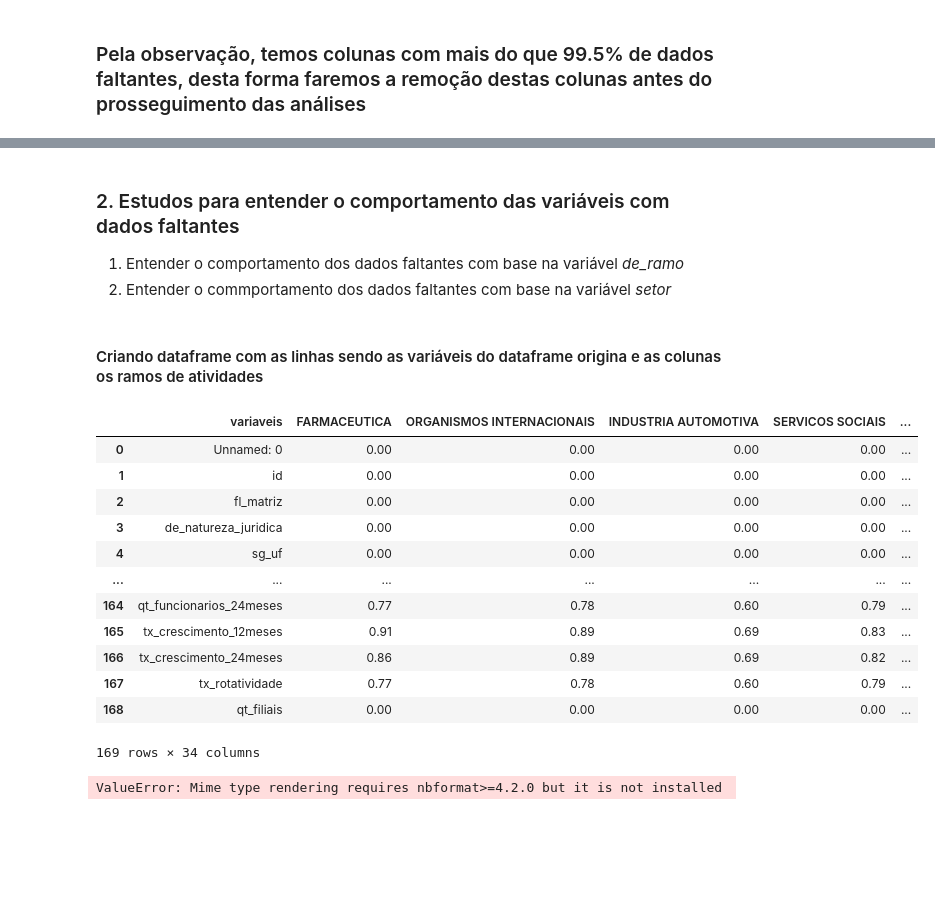
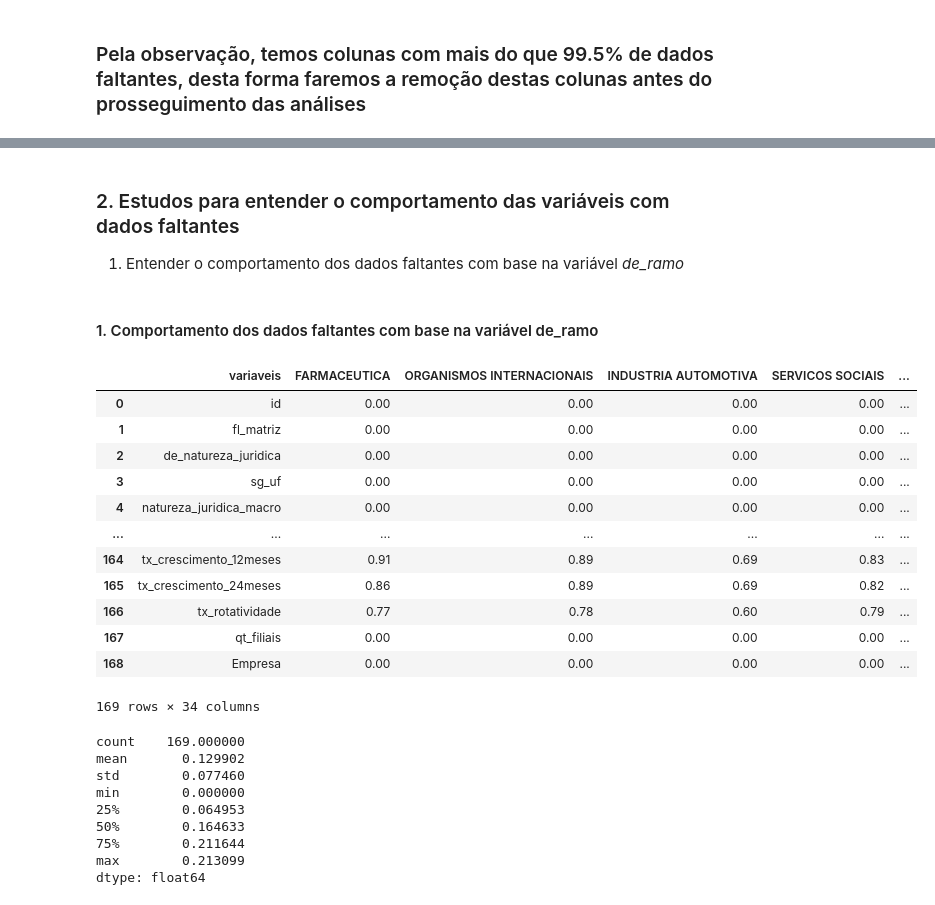
Before and after one commit to tiagofer/leads_match_system, a Jupyter notebook: notebooks/eda.ipynb, the cells around one changed output, grey strips where cells are left out. Cells and saved outputs as stored; diff of their text form; code cells hidden in the pictures; blank space fills up the shorter version.

```diff
--- a/notebooks/eda.ipynb
+++ b/notebooks/eda.ipynb
@@ -19,8 +19,13 @@ def create_metadata(df):
 # %%
 #carregando base de dados de mercado
 df_market = pd.read_csv('../data/estaticos_market.csv')
+# %%
+idx = df_market.shape[0]
+df_market['Empresa'] = [f'Empresa {i}' for i in np.arange(0,idx,1)]
 # %%
 #tamanho do dataframe
+df_market = df_market.drop(['Unnamed: 0'],axis=1)
+#df_market = df_market.set_index('id')
 df_market.shape
 # %% [output]
 (462298, 182)
@@ -100,9 +105,8 @@ df_market_droped = df_market.drop(list(df_aux.query(f'tx_miss >= {0.995}').colun
 # %% [markdown]
 ### 2. Estudos para entender o comportamento das variáveis com dados faltantes
 1. Entender o comportamento dos dados faltantes com base na variável _de_ramo_
-2. Entender o commportamento dos dados faltantes com base na variável _setor_
-# %% [markdown]
-#### Criando dataframe com as linhas sendo as variáveis do dataframe origina e as colunas os ramos de atividades
+# %% [markdown]
+#### 1. Comportamento dos dados faltantes com base na variável de_ramo
 # %%
 #criando vetor com os ramos de atividades
 de_ramo = df_market_droped.de_ramo.unique()
@@ -110,24 +115,23 @@ de_ramo = df_market_droped.de_ramo.unique()
 df_compare_missing = pd.DataFrame(data={'variaveis':df_market_droped.columns})
 # %%
-cont = 0
+#criação do dataframe com os valores missing para cada váriavel da coluna de_ramo
 for ramo in de_ramo:
-    cont +=1
     df_ramo = df_market_droped.query(f'de_ramo == "{ramo}"')
     df_aux = create_metadata(df_ramo)
     #df_aux.rename(columns={'tx_miss':ramo},inplace=True)
     df_compare_missing.insert(1,ramo,df_aux.tx_miss.values)
 df_compare_missing
 # %% [output]
 |  | variaveis | FARMACEUTICA | ORGANISMOS INTERNACIONAIS | INDUSTRIA AUTOMOTIVA | SERVICOS SOCIAIS | ... |
-| 0 | Unnamed: 0 | 0.00 | 0.00 | 0.00 | 0.00 | ... |
-| 1 | id | 0.00 | 0.00 | 0.00 | 0.00 | ... |
-| 2 | fl_matriz | 0.00 | 0.00 | 0.00 | 0.00 | ... |
-| 3 | de_natureza_juridica | 0.00 | 0.00 | 0.00 | 0.00 | ... |
-| 4 | sg_uf | 0.00 | 0.00 | 0.00 | 0.00 | ... |
+| 0 | id | 0.00 | 0.00 | 0.00 | 0.00 | ... |
+| 1 | fl_matriz | 0.00 | 0.00 | 0.00 | 0.00 | ... |
+| 2 | de_natureza_juridica | 0.00 | 0.00 | 0.00 | 0.00 | ... |
+| 3 | sg_uf | 0.00 | 0.00 | 0.00 | 0.00 | ... |
+| 4 | natureza_juridica_macro | 0.00 | 0.00 | 0.00 | 0.00 | ... |
 | ... | ... | ... | ... | ... | ... | ... |
-| 164 | qt_funcionarios_24meses | 0.77 | 0.78 | 0.60 | 0.79 | ... |
-| 165 | tx_crescimento_12meses | 0.91 | 0.89 | 0.69 | 0.83 | ... |
-| 166 | tx_crescimento_24meses | 0.86 | 0.89 | 0.69 | 0.82 | ... |
-| 167 | tx_rotatividade | 0.77 | 0.78 | 0.60 | 0.79 | ... |
-| 168 | qt_filiais | 0.00 | 0.00 | 0.00 | 0.00 | ... |
+| 164 | tx_crescimento_12meses | 0.91 | 0.89 | 0.69 | 0.83 | ... |
+| 165 | tx_crescimento_24meses | 0.86 | 0.89 | 0.69 | 0.82 | ... |
+| 166 | tx_rotatividade | 0.77 | 0.78 | 0.60 | 0.79 | ... |
+| 167 | qt_filiais | 0.00 | 0.00 | 0.00 | 0.00 | ... |
+| 168 | Empresa | 0.00 | 0.00 | 0.00 | 0.00 | ... |
 169 rows × 34 columns
@@ -136,7 +141,25 @@ df_compare_missing.set_index('variaveis',inplace=True)
+# %%
+#Observando o desvio padrão entre o total de missing values entre as variáveis
+df_compare_missing.T.std().describe()
+# %% [output]
+count    169.000000
+mean       0.129902
+std        0.077460
+min        0.000000
+25%        0.064953
+50%        0.164633
+75%        0.211644
+max        0.213099
+dtype: float64
 # %%
+#grafico com a quantidade de valores nulos por coluna para cada categoria
 fig = go.Figure()
+config = {'responsive': True}
 for col in df_compare_missing.columns:
-    fig.add_trace(go.Scatter(x=df_compare_missing.index,y=df_compare_missing[col],mode='lines+markers'))
-fig.show()
+    fig.add_trace(go.Scatter(x=df_compare_missing.index,y=df_compare_missing[col],mode='lines',name=col,marker=dict(line_width=0.01)))
+fig.update_layout(
+    autosize=False,
+    width=1024,
+    height=800
+)
+fig.show(config=config)
-# %% [output]
-ValueError: Mime type rendering requires nbformat>=4.2.0 but it is not installed
```
Also changed, not shown: parts of 29 cells of this notebook, 2 other files.
